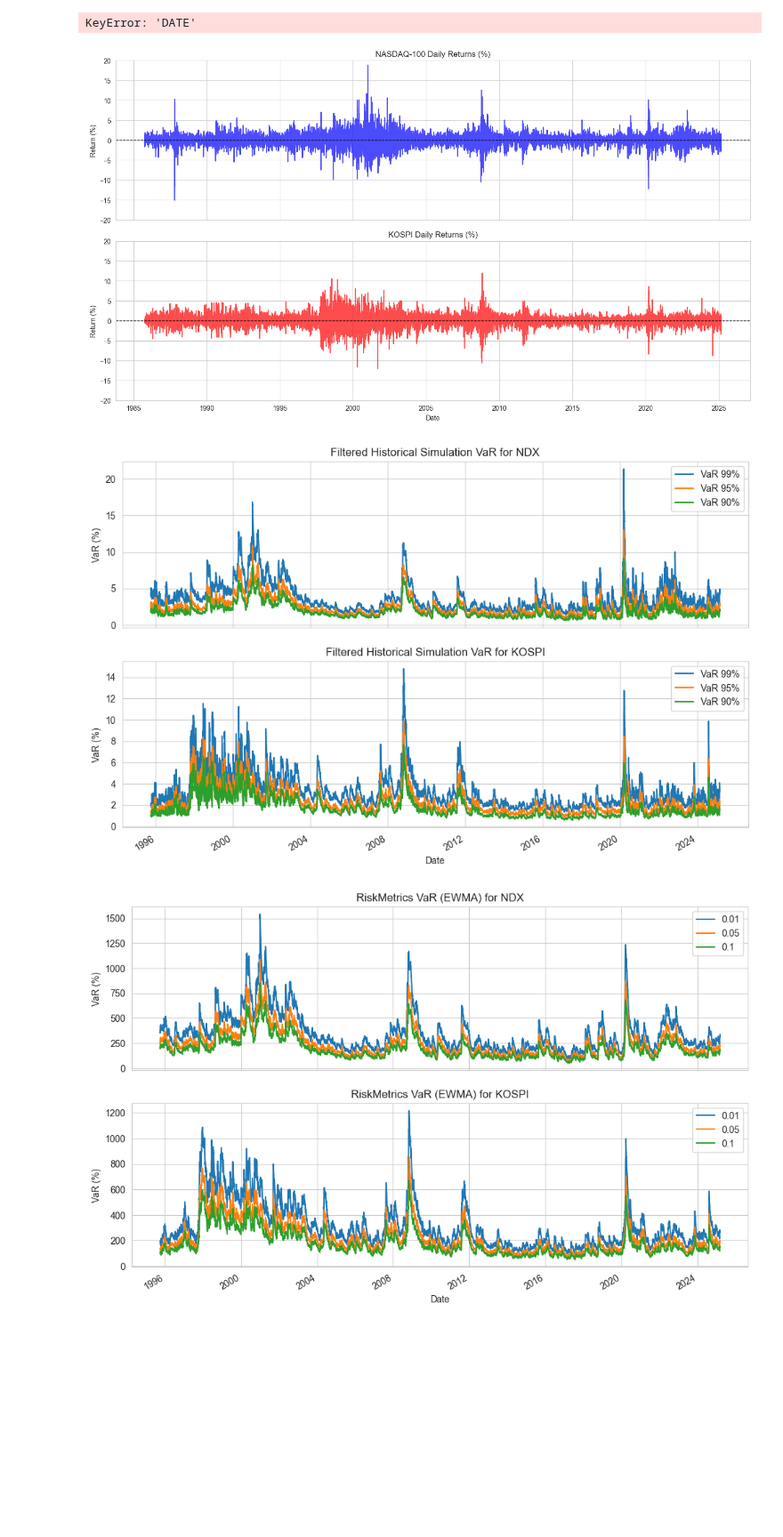
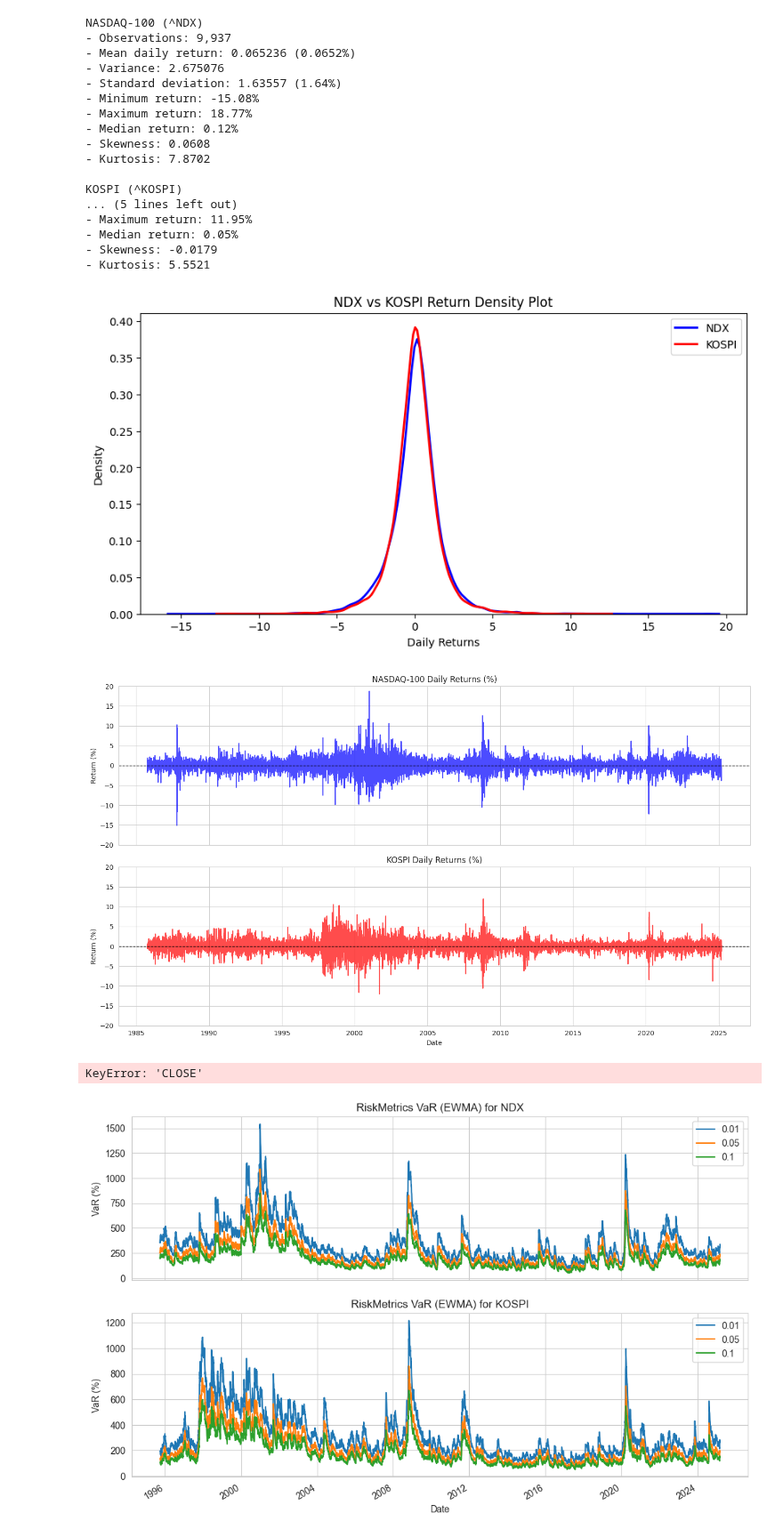
Before and after one commit to JiaqiSun45635/MFE-FE, a Jupyter notebook: PW4/Practical Work 4 Question 2.ipynb, the cells around one changed output. Shown at 89% size. Cells and saved outputs as stored; diff of their text form; code cells hidden in the pictures; blank space fills up the shorter version.

```diff
--- a/PW4/Practical Work 4 Question 2.ipynb
+++ b/PW4/Practical Work 4 Question 2.ipynb
@@ -8,8 +8,8 @@ import scipy.stats as stats
 from scipy.stats import skew, kurtosis, norm, t
 # %%
 # Load the datasets
-kospi = pd.read_csv("^kospi_d.csv", parse_dates=["Date"], index_col="Date")
-ndx = pd.read_csv("^ndx_d.csv", parse_dates=["Date"], index_col="Date")
+kospi_data = pd.read_csv("^kospi_d.csv", parse_dates=["Date"], index_col="Date")
+ndx_data = pd.read_csv("^ndx_d.csv", parse_dates=["Date"], index_col="Date")
 
 # Align datasets to start on the same date
 common_start_date = max(ndx_data.index.min(), kospi_data.index.min())
@@ -17,8 +17,8 @@ ndx_data = ndx_data.loc[common_start_date:]
 kospi_data = kospi_data.loc[common_start_date:]
 
 # Compute daily simple returns
-ndx_data["Return"] = 100 * ndx_data["CLOSE"].pct_change()
-kospi_data["Return"] = 100 * kospi_data["CLOSE"].pct_change()
+ndx_data["Return"] = 100 * ndx_data["Close"].pct_change()
+kospi_data["Return"] = 100 * kospi_data["Close"].pct_change()
 
 # Drop NA values
 ndx_data.dropna(inplace=True)
@@ -57,34 +57,51 @@ NASDAQ-100 (^NDX)
 KOSPI (^KOSPI)
 - Observations: {kospi_stats["Observations"]:,}
 - Mean daily return: {kospi_stats["Mean Return"][0]:.6f} ({kospi_stats["Mean Return"][1]:.4f}%)
 - Variance: {kospi_stats["Variance"]:.6f}
 - Standard deviation: {kospi_stats["Standard Deviation"][0]:.5f} ({kospi_stats["Standard Deviation"][1]:.2f}%)
 - Minimum return: {kospi_stats["Minimum Return"]:.2f}%
 - Maximum return: {kospi_stats["Maximum Return"]:.2f}%
 - Median return: {kospi_stats["Median Return"]:.2f}%
 - Skewness: {kospi_stats["Skewness"]:.4f}
 - Kurtosis: {kospi_stats["Kurtosis"]:.4f}
 """)
 
 # Create a single density plot for both indices
 plt.figure(figsize=(10, 5))
 
 # Density plot for NDX
 sns.kdeplot(ndx_data["Return"], color="blue", label="NDX", linewidth=2)
 
 # Density plot for KOSPI
 sns.kdeplot(kospi_data["Return"], color="red", label="KOSPI", linewidth=2)
 
 # Labels and title
 plt.title("NDX vs KOSPI Return Density Plot")
 plt.xlabel("Daily Returns")
 plt.ylabel("Density")
 plt.legend()
 
 # Show plot
 plt.show()
 # %% [output]
-KeyError: 'DATE'
+NASDAQ-100 (^NDX)
+- Observations: 9,937
+- Mean daily return: 0.065236 (0.0652%)
+- Variance: 2.675076
+- Standard deviation: 1.63557 (1.64%)
+- Minimum return: -15.08%
+- Maximum return: 18.77%
+- Median return: 0.12%
+- Skewness: 0.0608
+- Kurtosis: 7.8702
+
+KOSPI (^KOSPI)
+... (5 lines left out)
+- Maximum return: 11.95%
+- Median return: 0.05%
+- Skewness: -0.0179
+- Kurtosis: 5.5521
+[figure, added]
 # %%
 # Set plot style
 sns.set_style("whitegrid")
@@ -111,11 +128,11 @@ plt.xlabel("Date")
 plt.tight_layout()
 plt.show()
 # %% [output]
-[figure, old version]
+[figure, new version]
 # %%
 # Compute daily returns and scale by 100
-ndx_data["Return"] = ((ndx_data["CLOSE"] / ndx_data["CLOSE"].shift(1)) - 1) * 100
-kospi_data["Return"] = ((kospi_data["CLOSE"] / kospi_data["CLOSE"].shift(1)) - 1) * 100
+ndx_data["Return"] = ((ndx_data["Close"] / ndx_data["Close"].shift(1)) - 1) * 100
+kospi_data["Return"] = ((kospi_data["Close"] / kospi_data["Close"].shift(1)) - 1) * 100
 
 # Drop NA values
 ndx_data.dropna(inplace=True)
@@ -181,7 +198,7 @@ axes[1].set_ylabel("VaR (%)")
 plt.xlabel("Date")
 plt.show()
 # %% [output]
-[figure, removed]
+KeyError: 'CLOSE'
 # %%
 # Set decay factor for EWMA (RiskMetrics)
 lambda_ewma = 0.94  # Daily data
```
